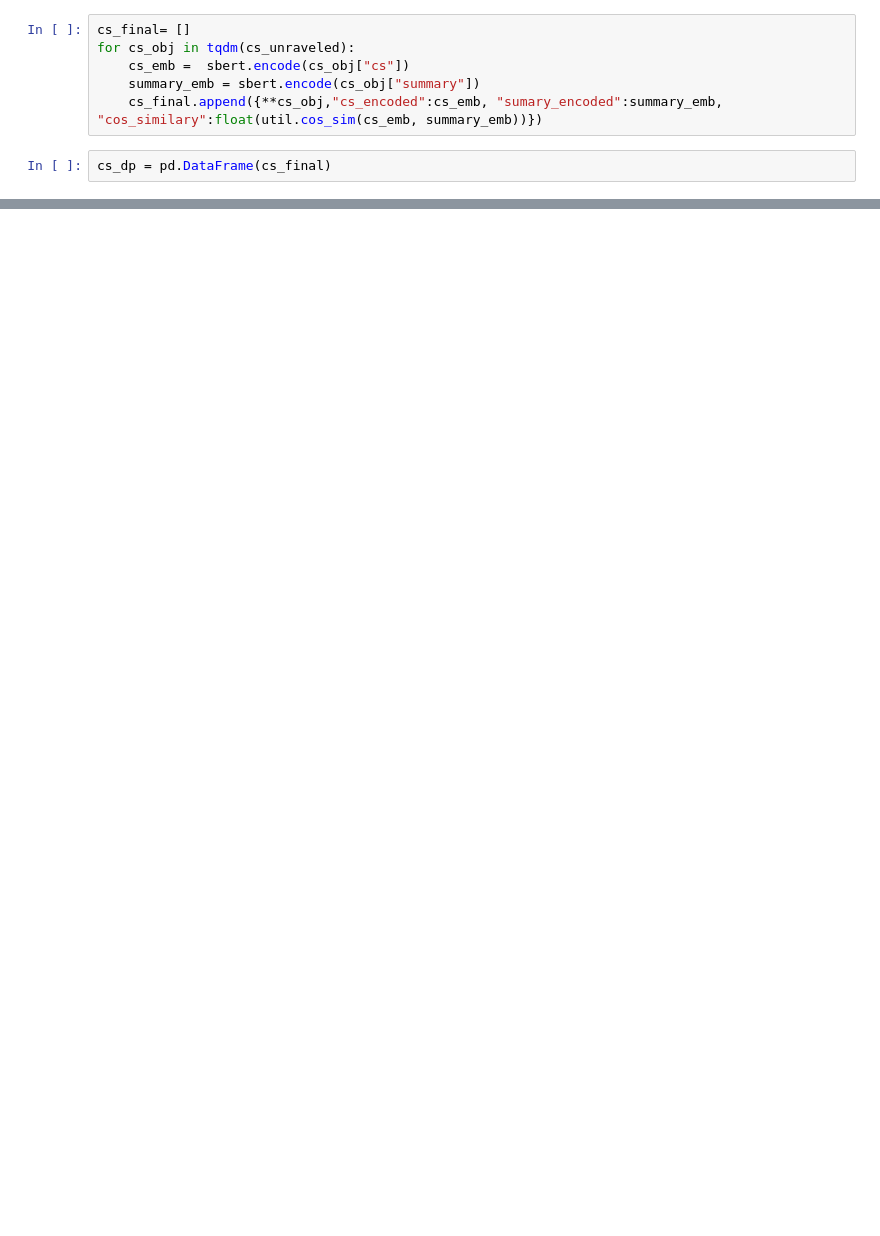
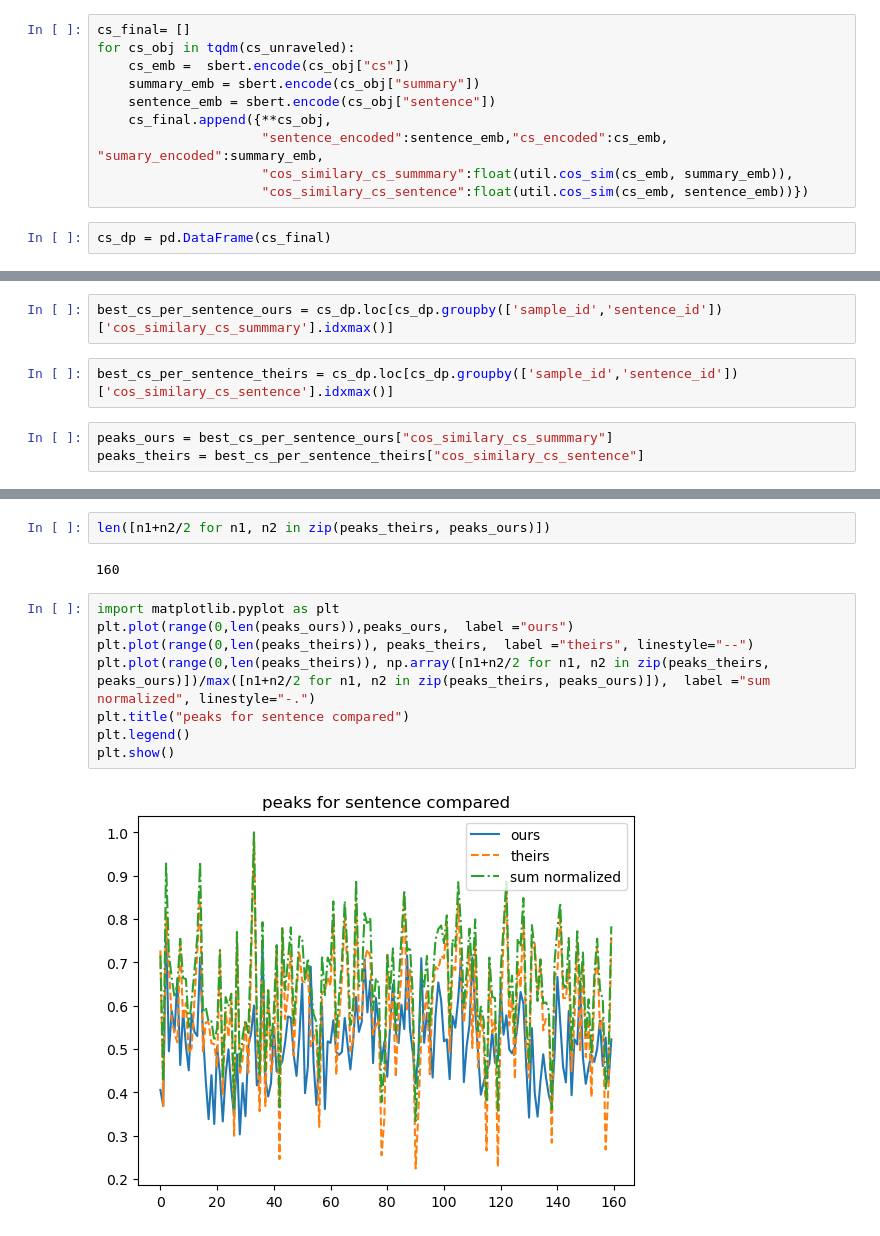
Before and after one commit to angrytako/NLP-SICK-filter-extension, a Jupyter notebook: src/filter_extension/similarities_with_summaries.ipynb, the cells around one changed output, grey strips where cells are left out. Drawn from its saved outputs; the diff is of its cells as text; blank space fills up the shorter version.

Commit message:
added peaks extractions and support for their computation as well

```diff
--- a/src/filter_extension/similarities_with_summaries.ipynb
+++ b/src/filter_extension/similarities_with_summaries.ipynb
@@ -48,6 +60,10 @@ cs_final= []
 for cs_obj in tqdm(cs_unraveled):
     cs_emb =  sbert.encode(cs_obj["cs"])
     summary_emb = sbert.encode(cs_obj["summary"])
-    cs_final.append({**cs_obj,"cs_encoded":cs_emb, "sumary_encoded":summary_emb, "cos_similary":float(util.cos_sim(cs_emb, summary_emb))})
+    sentence_emb = sbert.encode(cs_obj["sentence"])
+    cs_final.append({**cs_obj,
+                     "sentence_encoded":sentence_emb,"cs_encoded":cs_emb, "sumary_encoded":summary_emb,
+                     "cos_similary_cs_summmary":float(util.cos_sim(cs_emb, summary_emb)),
+                     "cos_similary_cs_sentence":float(util.cos_sim(cs_emb, sentence_emb))})
 # %%
 cs_dp = pd.DataFrame(cs_final)
@@ -70,0 +78,7 @@ plt.plot(peaks)
+# %%
+best_cs_per_sentence_ours = cs_dp.loc[cs_dp.groupby(['sample_id','sentence_id'])['cos_similary_cs_summmary'].idxmax()]
+# %%
+best_cs_per_sentence_theirs = cs_dp.loc[cs_dp.groupby(['sample_id','sentence_id'])['cos_similary_cs_sentence'].idxmax()]
+# %%
+peaks_ours = best_cs_per_sentence_ours["cos_similary_cs_summmary"]
+peaks_theirs = best_cs_per_sentence_theirs["cos_similary_cs_sentence"]
@@ -70,0 +93,14 @@ plt.plot(peaks)
+# %%
+len([n1+n2/2 for n1, n2 in zip(peaks_theirs, peaks_ours)])
+# %% [output]
+160
+# %%
+import matplotlib.pyplot as plt
+plt.plot(range(0,len(peaks_ours)),peaks_ours,  label ="ours")
+plt.plot(range(0,len(peaks_theirs)), peaks_theirs,  label ="theirs", linestyle="--")
+plt.plot(range(0,len(peaks_theirs)), np.array([n1+n2/2 for n1, n2 in zip(peaks_theirs, peaks_ours)])/max([n1+n2/2 for n1, n2 in zip(peaks_theirs, peaks_ours)]),  label ="sum normalized", linestyle="-.")
+plt.title("peaks for sentence compared")
+plt.legend()
+plt.show()
+# %% [output]
+[figure, added]
```
Also changed, not shown: parts of 15 cells of this notebook.
